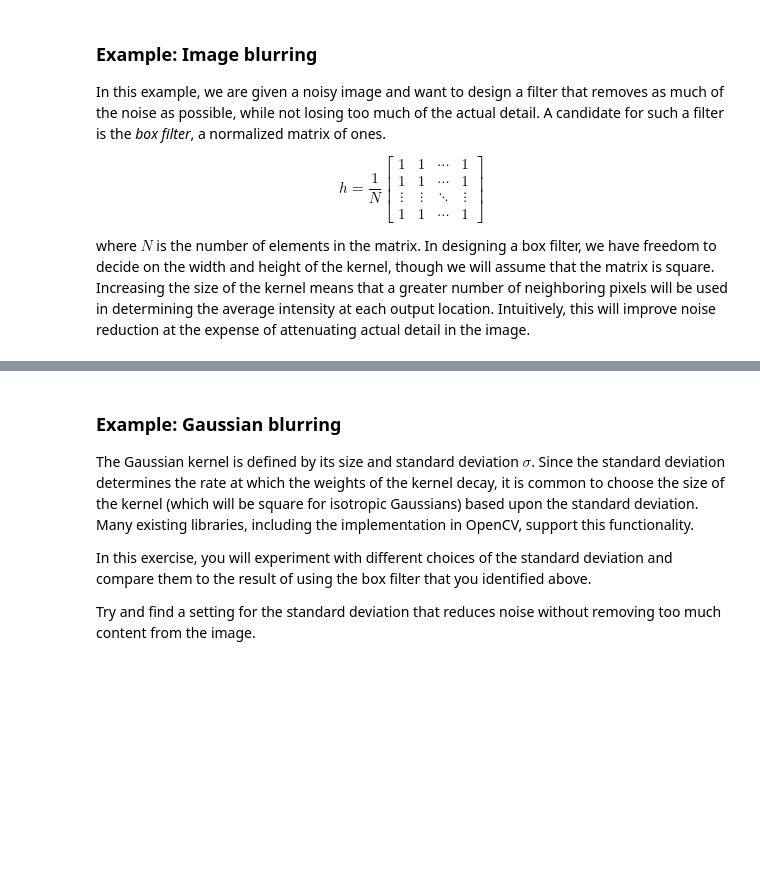
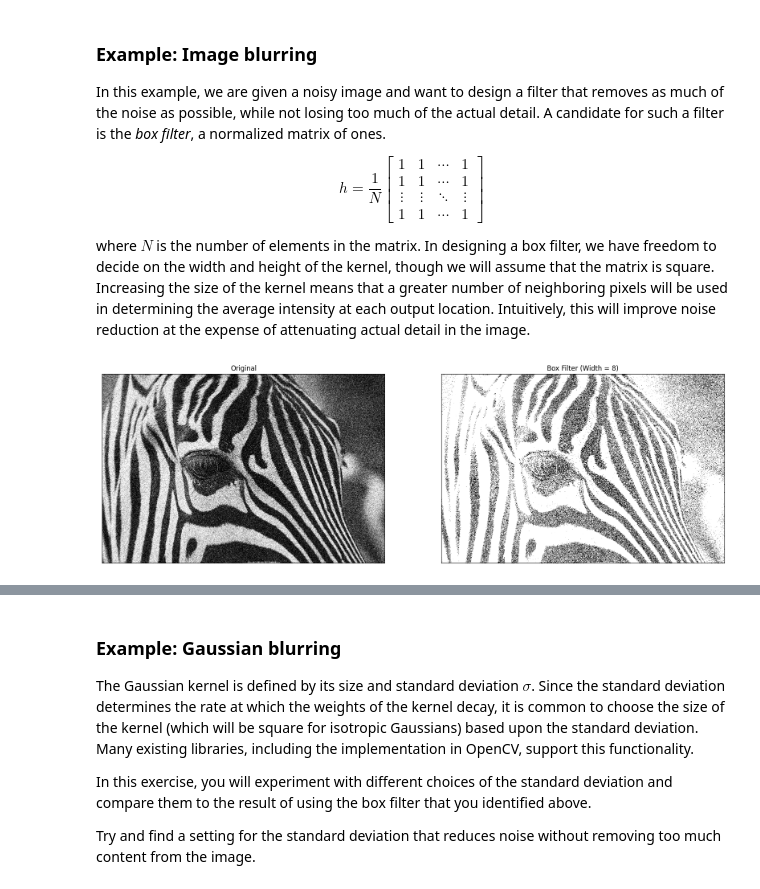
Before and after one commit to duckietown/duckietown-lx, a Jupyter notebook: visual-lane-servoing/notebooks/04-Image-Filtering/image_filtering.ipynb, the cells around one changed output, grey strips where cells are left out. Cells and saved outputs as stored; diff of their text form; code cells hidden in the pictures; blank space fills up the shorter version.

```diff
--- a/visual-lane-servoing/notebooks/04-Image-Filtering/image_filtering.ipynb
+++ b/visual-lane-servoing/notebooks/04-Image-Filtering/image_filtering.ipynb
@@ -63,23 +63,25 @@ import cv2
 # %%
 # TODO: Create a 3x3 box filter and compare the result of convolving the noisy image above with larger box filters.
 #       Can you find the filter width above which too much detail is lost?
-width = 3
-hbox = np.random.rand(width,width) # CHANGE ME
+width = 8
+hbox = width
 
 # load the image
 img = cv2.imread('../../assets/images/image_filtering/zebra-noisy.jpg', 0)
 
 # filter the source image
 img_box_filter = cv2.filter2D(img,-1,hbox)
 
 # Visualize the filtered image alongside the original image.
 fig = plt.figure(figsize = (20,20))
 ax1 = fig.add_subplot(1,2,1)
 ax1.imshow(img,cmap = 'gray')
 ax1.set_title('Original'), ax1.set_xticks([]), ax1.set_yticks([])
 ax2 = fig.add_subplot(1,2,2)
 ax2.imshow(img_box_filter,cmap = 'gray')
 ax2.set_title('Box Filter (Width = ' + str(width) +')'), ax2.set_xticks([]), ax2.set_yticks([]);
+# %% [output]
+[figure, added]
 # %% [markdown]
 ## Gaussian Blurring
 
```
Also changed, not shown: parts of 2 cells of this notebook, 2 other files.
